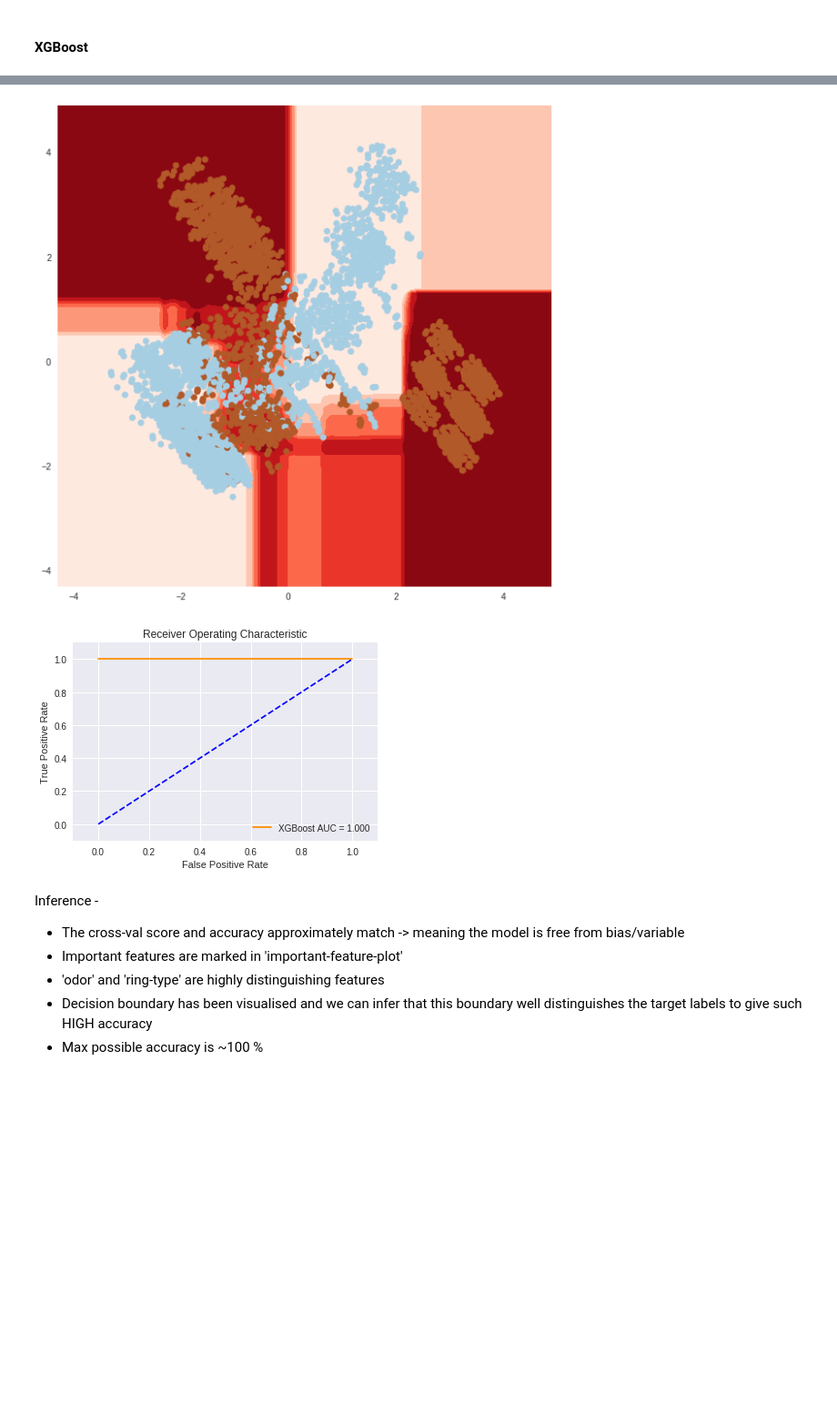
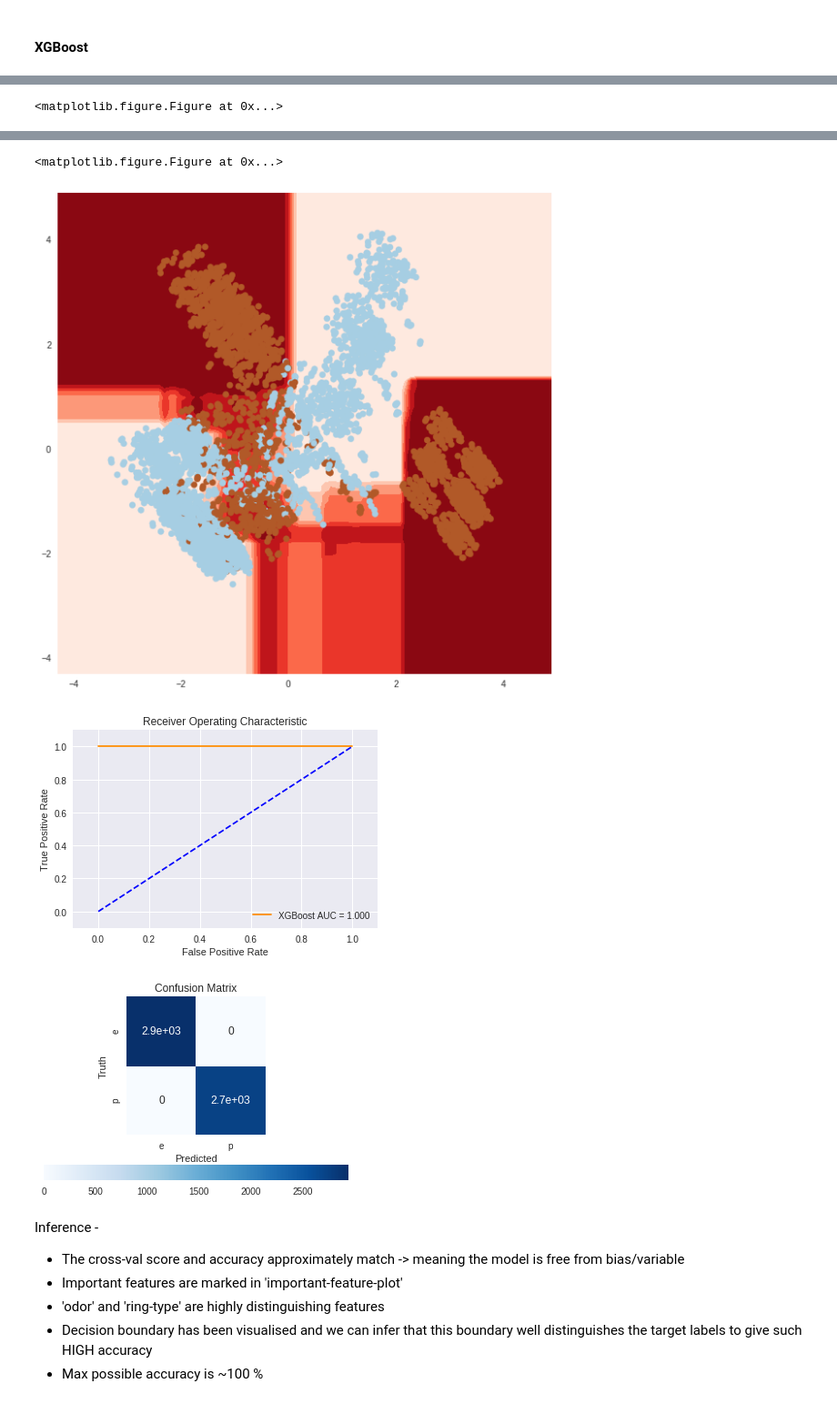
Before and after one commit to GChaudhary/DSG_Predictive_Modelling, a Jupyter notebook: notebook.ipynb, the cells around one changed output, grey strips where cells are left out. Shown at 91% size. Saved outputs shown, nothing was run; the diff lists cells and outputs as text; code cells hidden in the pictures; blank space fills up the shorter version.

Commit message:
Added confusion_matrix_plots

```diff
--- a/notebook.ipynb
+++ b/notebook.ipynb
@@ -84,6 +84,7 @@ def roc_curve_acc(Y_test, Y_pred,method):
 
     Plots the ROC Curve
     '''
+    plt.figure()
     false_positive_rate, true_positive_rate, thresholds = roc_curve(Y_test, Y_pred)
     roc_auc = auc(false_positive_rate, true_positive_rate)
     plt.title('Receiver Operating Characteristic')
@@ -102,6 +103,7 @@ def plot_feature_importance(clf, cols):
 
     Plots the curve for 'feature importance' V/s. 'features'
     '''
+    plt.figure()
     plt.figure(figsize = (10,10))
 
     imp = clf.feature_importances_
@@ -121,6 +123,7 @@ def plot_decision_boundary(clf, x, y):
 
     Plots the decision boundary curve for given 'classifier'
     '''
+    plt.figure()
     plot_step = 0.1
 
     plt.figure(figsize = (10,10))
@@ -148,13 +151,14 @@ def plot_confusion_matrix(y, pred):
 
     Plots the confusion matrix for given 'preditions'
     '''
+    plt.figure()
     # Confision Matrix.
     cm = confusion_matrix(y, pred)
 
     # Plotting using seaborn
     _ = sns.heatmap(cm, square = True, xticklabels = ['e', 'p'], annot = True, annot_kws = {'fontsize': 12},
                     yticklabels = ['e', 'p'], cbar = True, cbar_kws = {"orientation": "horizontal"},
-                    cmap = "Blues").set(xlabel = "predicted", ylabel = "true", title = 'Confusion Matrix')
+                    cmap = "Blues").set(xlabel = "Predicted", ylabel = "Truth", title = 'Confusion Matrix')
 # %% [markdown]
 ### LOAD DATA
 
@@ -458,24 +471,28 @@ Inference -
 # %%
 import xgboost
 clf = xgboost.XGBClassifier()
 # Check cross-val score
 print("Cross-Val Score", cross_val_score(clf, x, y, cv=5, scoring=make_scorer(accuracy_score)))
 # Train Model
 clf.fit(x, y)
 pred = clf.predict(x)
 print ("\n[XGBoost] Accuracy: ",accuracy_score(y, pred))
 
 # Plots
 plot_feature_importance(clf, cols)
 plot_decision_boundary(clf, pca_x, y)
 roc_curve_acc(y, pred, "XGBoost")
+plot_confusion_matrix(y, pred)
 # %% [output]
 Cross-Val Score [ 1.  1.  1.  1.  1.]
 
 [XGBoost] Accuracy:  1.0
+<matplotlib.figure.Figure at 0x...>
 [figure]
+<matplotlib.figure.Figure at 0x...>
-[figure, old version]
+[figure, new version]
 [figure]
+[figure, added]
 # %% [markdown]
 Inference -
 * The cross-val score and accuracy approximately match -> meaning the model is free from bias/variable
```
Also changed, not shown: parts of 4 cells of this notebook.
